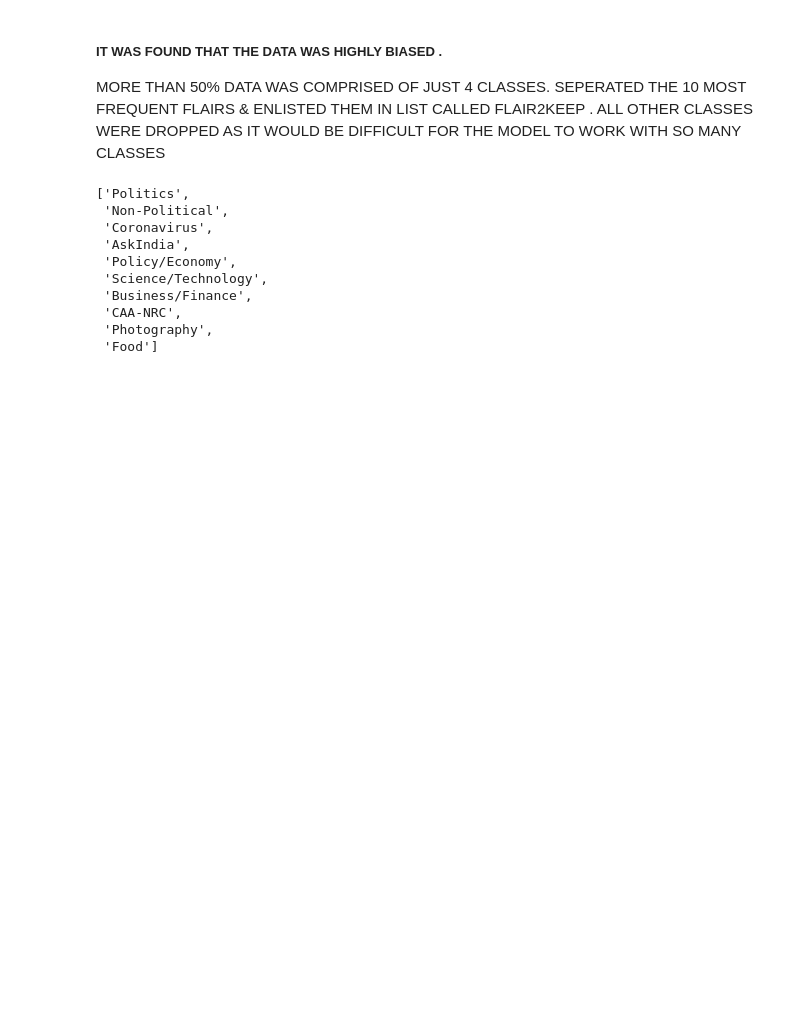
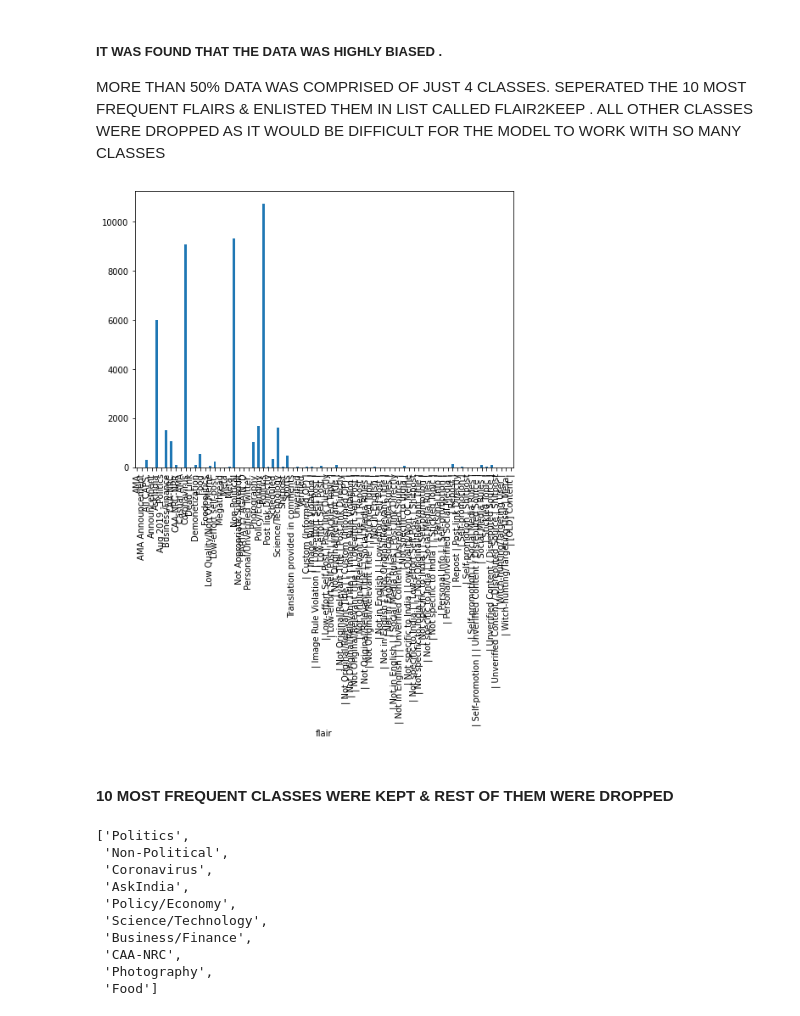
Before and after one commit to aaryanguptakkr/Flair_Detector, a Jupyter notebook: Reddit_Scrapper_Trainer.ipynb, the cells around one changed output. Drawn from its saved outputs; the diff is of its cells as text; code cells hidden in the pictures; blank space fills up the shorter version.

```diff
--- a/Reddit_Scrapper_Trainer.ipynb
+++ b/Reddit_Scrapper_Trainer.ipynb
@@ -98,6 +97,15 @@ df.groupby('flair').count()['title'].sort_values(ascending=False).iplot(kind='ba
 MORE THAN 50% DATA WAS COMPRISED OF JUST 4 CLASSES.
 SEPERATED THE 10 MOST FREQUENT FLAIRS & ENLISTED THEM IN LIST CALLED FLAIR2KEEP .
 ALL OTHER CLASSES WERE DROPPED AS IT WOULD BE DIFFICULT FOR THE MODEL TO WORK WITH SO MANY CLASSES
+# %%
+import matplotlib.pyplot as plt
+fig = plt.figure(figsize=(8,6))
+df.groupby('flair').title.count().plot.bar(ylim=0)
+plt.show()
+# %% [output]
+[figure, added]
+# %% [markdown]
+#### 10 MOST FREQUENT CLASSES WERE KEPT & REST OF THEM WERE DROPPED
 # %%
 flairs2keep = df1['link_flair_text'].value_counts()[:10].index.tolist()
 flairs2keep
```
Also changed, not shown: parts of 22 cells of this notebook.
